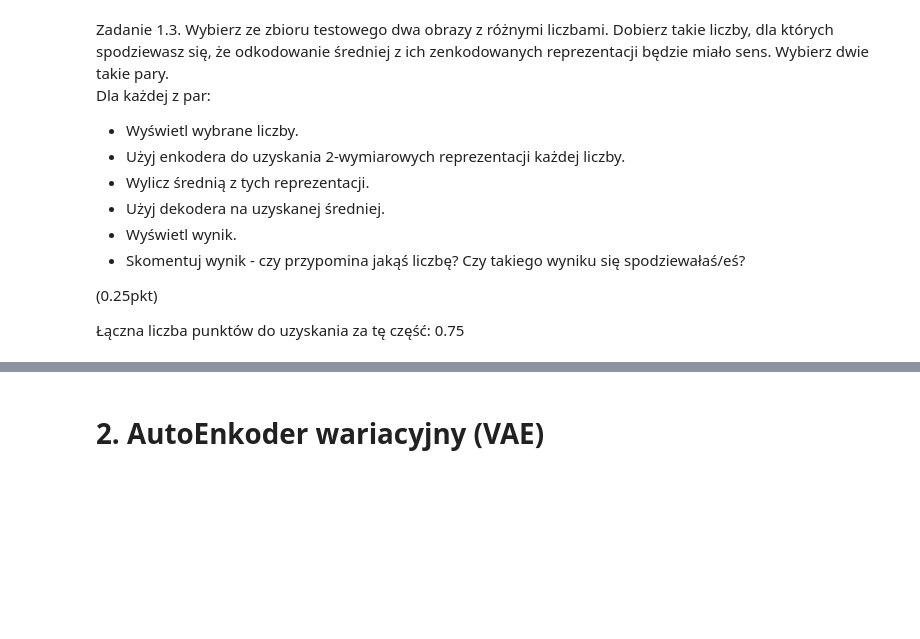
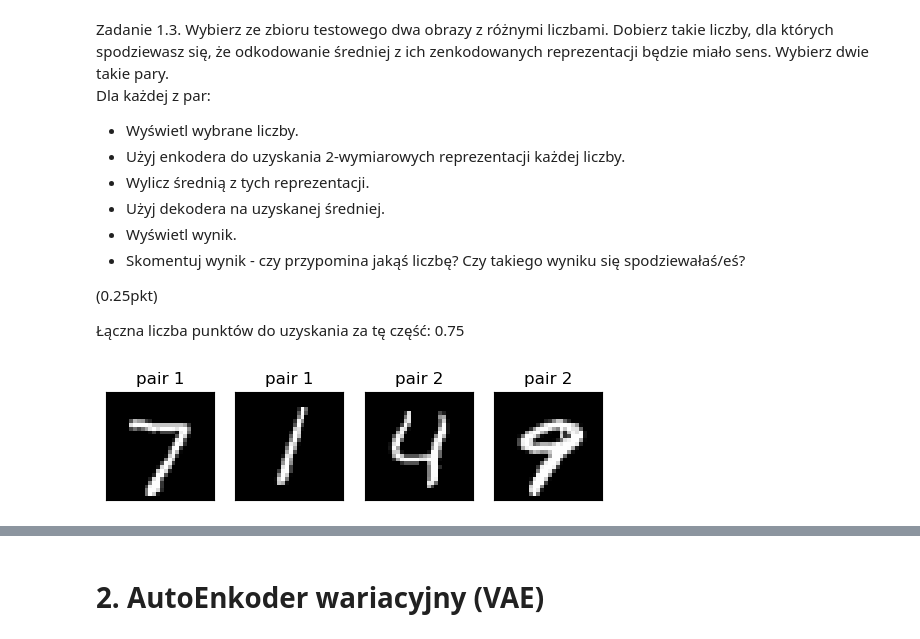
Before and after one commit to Mon4/UM, a Jupyter notebook: lab5/gnns_empty.ipynb, the cells around one changed output, grey strips where cells are left out. Drawn from its saved outputs; the diff is of its cells as text; code cells hidden in the pictures; blank space fills up the shorter version.

```diff
--- a/lab5/gnns_empty.ipynb
+++ b/lab5/gnns_empty.ipynb
@@ -237,3 +245,17 @@ Dla każdej z par:
 
 
 Łączna liczba punktów do uzyskania za tę część: 0.75
+# %%
+images = [x_test[0], x_test[2], x_test[4], x_test[9]]
+
+n = len(images)
+for i in range(n):
+    ax = plt.subplot(2, n, i + 1)
+    plt.imshow(images[i], cmap='Greys_r')
+    if i < 2: plt.title("pair 1")
+    else: plt.title("pair 2")
+    plt.gray()
+    ax.get_xaxis().set_visible(False)
+    ax.get_yaxis().set_visible(False)
+# %% [output]
+[figure, added]
```
Also changed, not shown: parts of 31 cells of this notebook, 28 other files.
